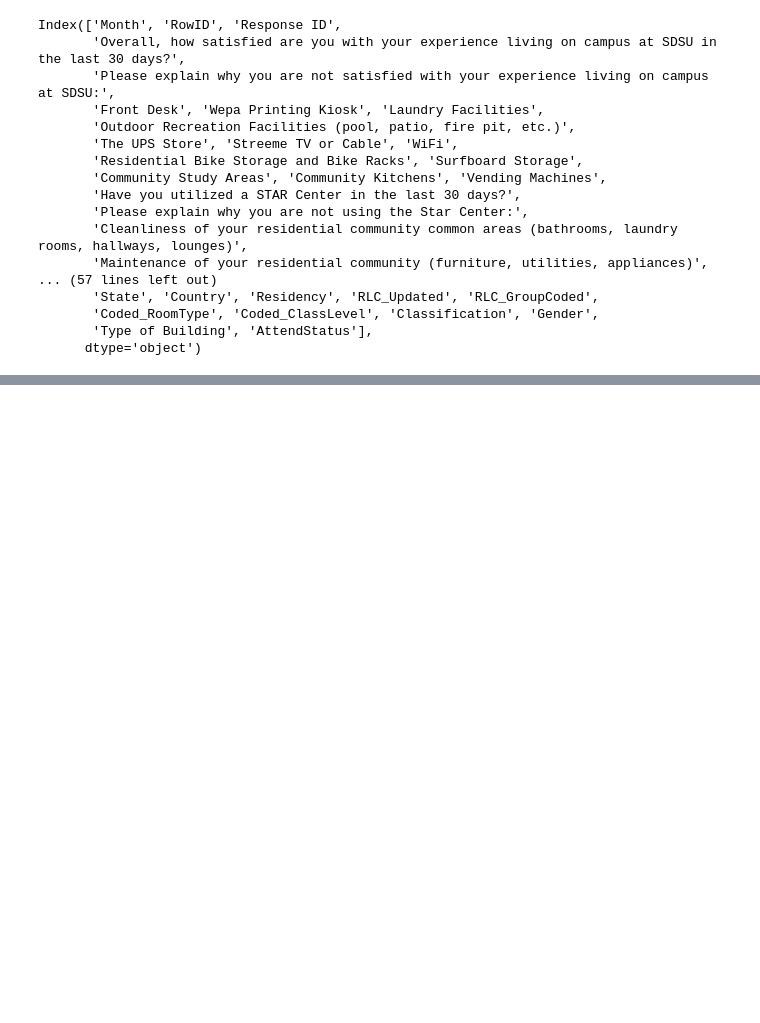
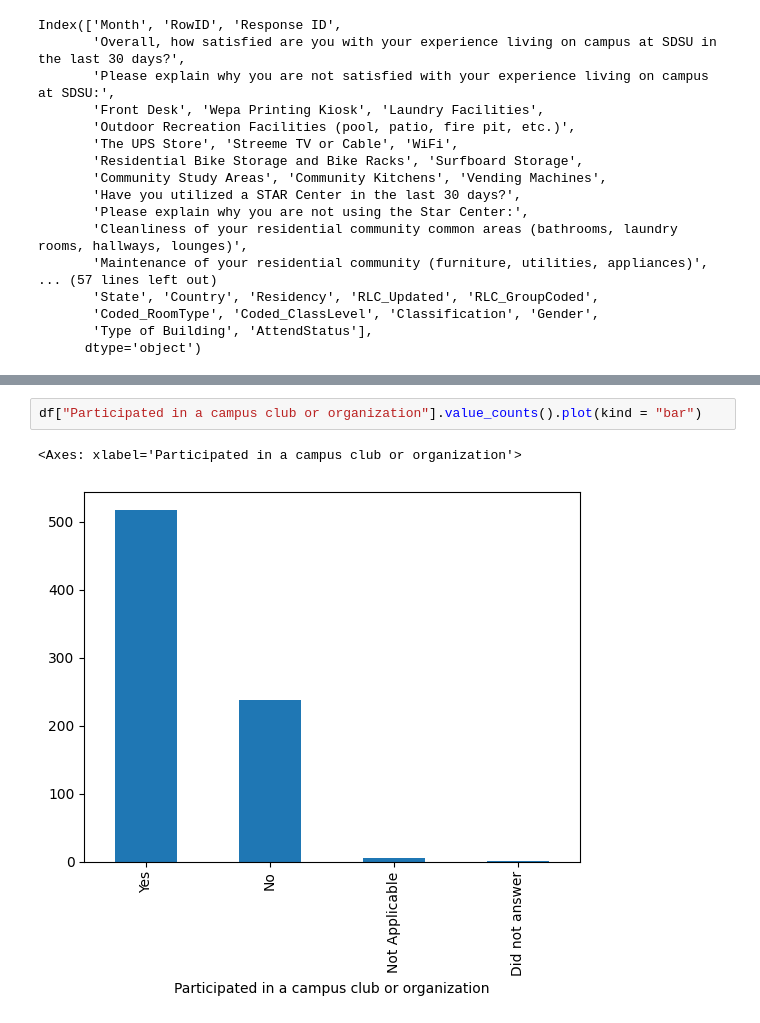
Before and after one commit to juliarias20/csu-summer-camp-data, a Jupyter notebook: data_processing.ipynb, the cells around one changed output, grey strips where cells are left out. Drawn from its saved outputs; the diff is of its cells as text; blank space fills up the shorter version.

```diff
--- a/data_processing.ipynb
+++ b/data_processing.ipynb
@@ -116,0 +176,5 @@ Index(['Month', 'RowID', 'Response ID',
+# %%
+df["Participated in a campus club or organization"].value_counts().plot(kind = "bar")
+# %% [output]
+<Axes: xlabel='Participated in a campus club or organization'>
+[figure, added]
```
Also changed, not shown: parts of 5 cells of this notebook, 7 other files.
